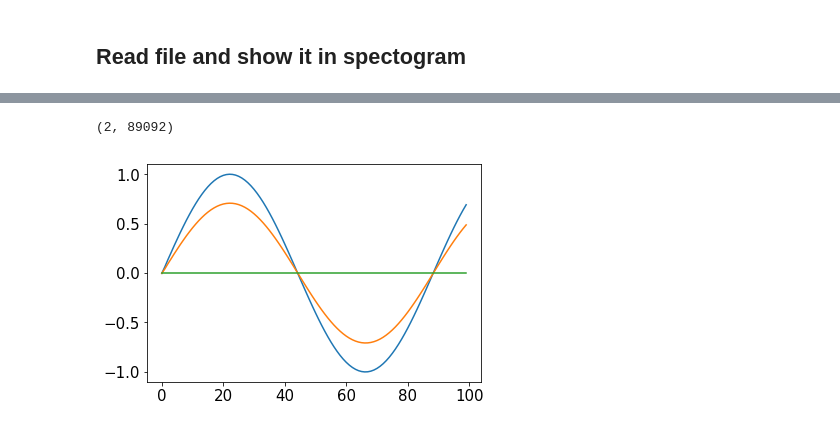
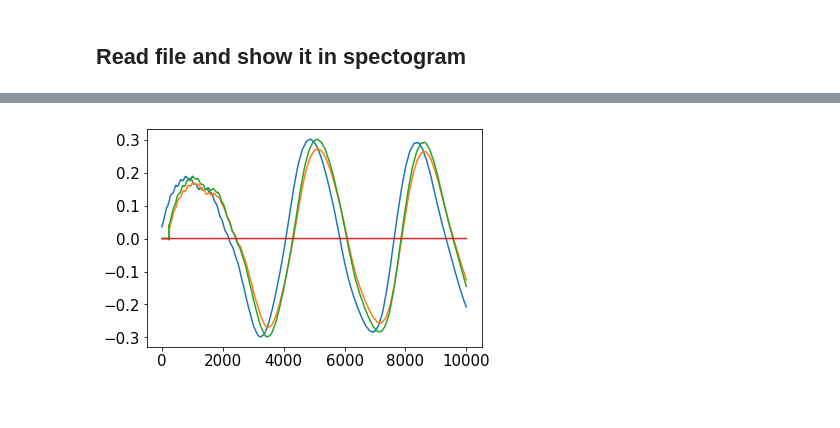
Before and after one commit to mosheman5/deep_voice, a Jupyter notebook: DOA_evaluation/pyroomdoa.ipynb, the cells around one changed output, grey strips where cells are left out. Drawn from its saved outputs; the diff is of its cells as text; code cells hidden in the pictures.

```diff
--- a/DOA_evaluation/pyroomdoa.ipynb
+++ b/DOA_evaluation/pyroomdoa.ipynb
@@ -59,14 +38,13 @@ plt.clim(clim)
-# %%
-rec_signal.shape
-# %% [output]
-(2, 89092)
 # %%
-plt.plot(rec_signal[0,40:140])
-plt.plot(rec_signal[1,40:140])
-plt.plot(0*rec_signal[1,40:140])
+extent = 10000
+
+plt.plot(data[:extent])
+plt.plot(rec_signal[0,:extent])
+plt.plot(rec_signal[1,:extent])
+plt.plot(0*rec_signal[1,:extent])
 plt.show()
 # %% [output]
-[figure, old version]
+[figure, new version]
 # %%
 file_name = '../recordings/180910_142834.wav'
 algo_name = 'MUSIC'
```
Also changed, not shown: parts of 5 cells of this notebook, 1 other file.
